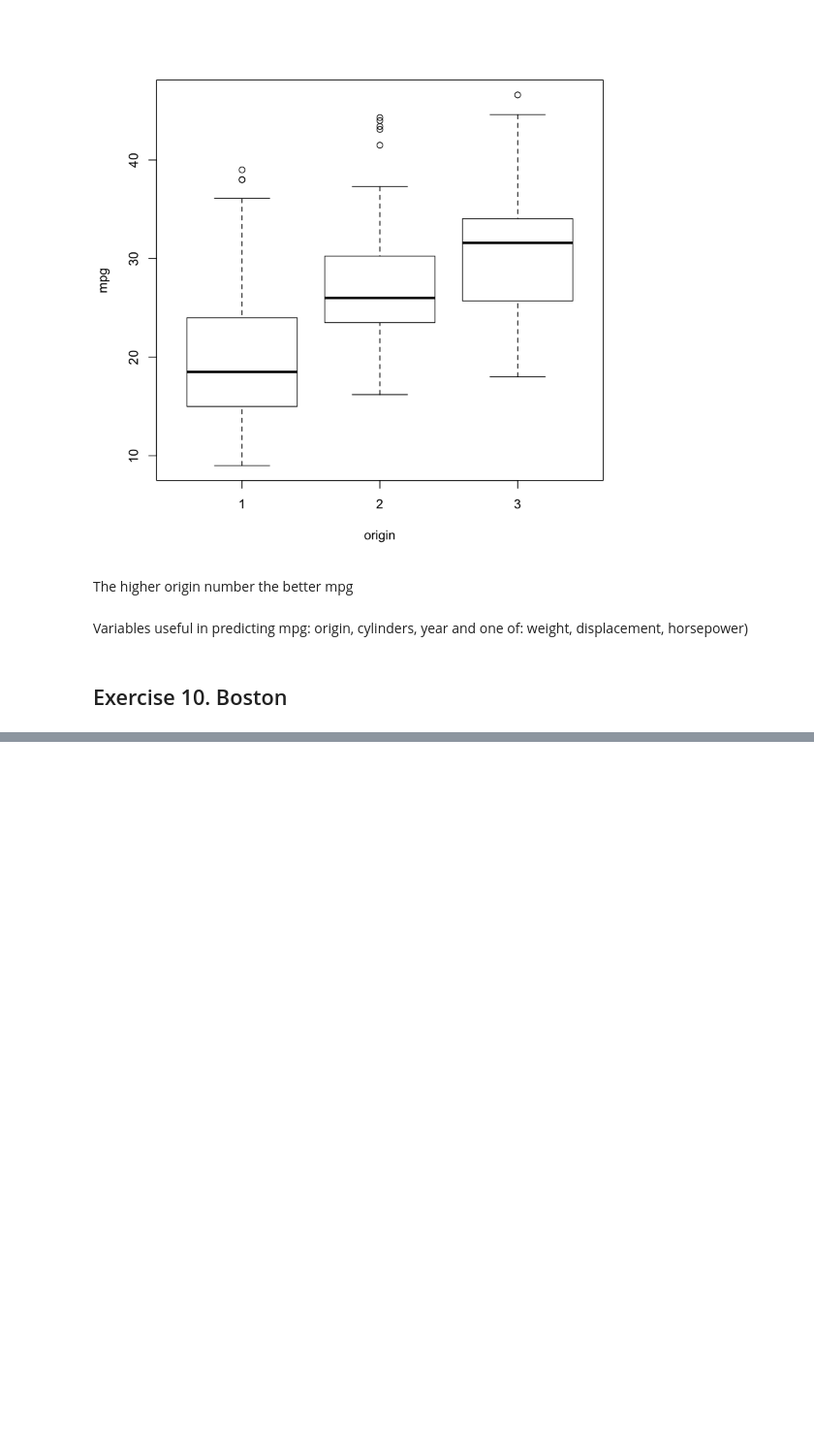
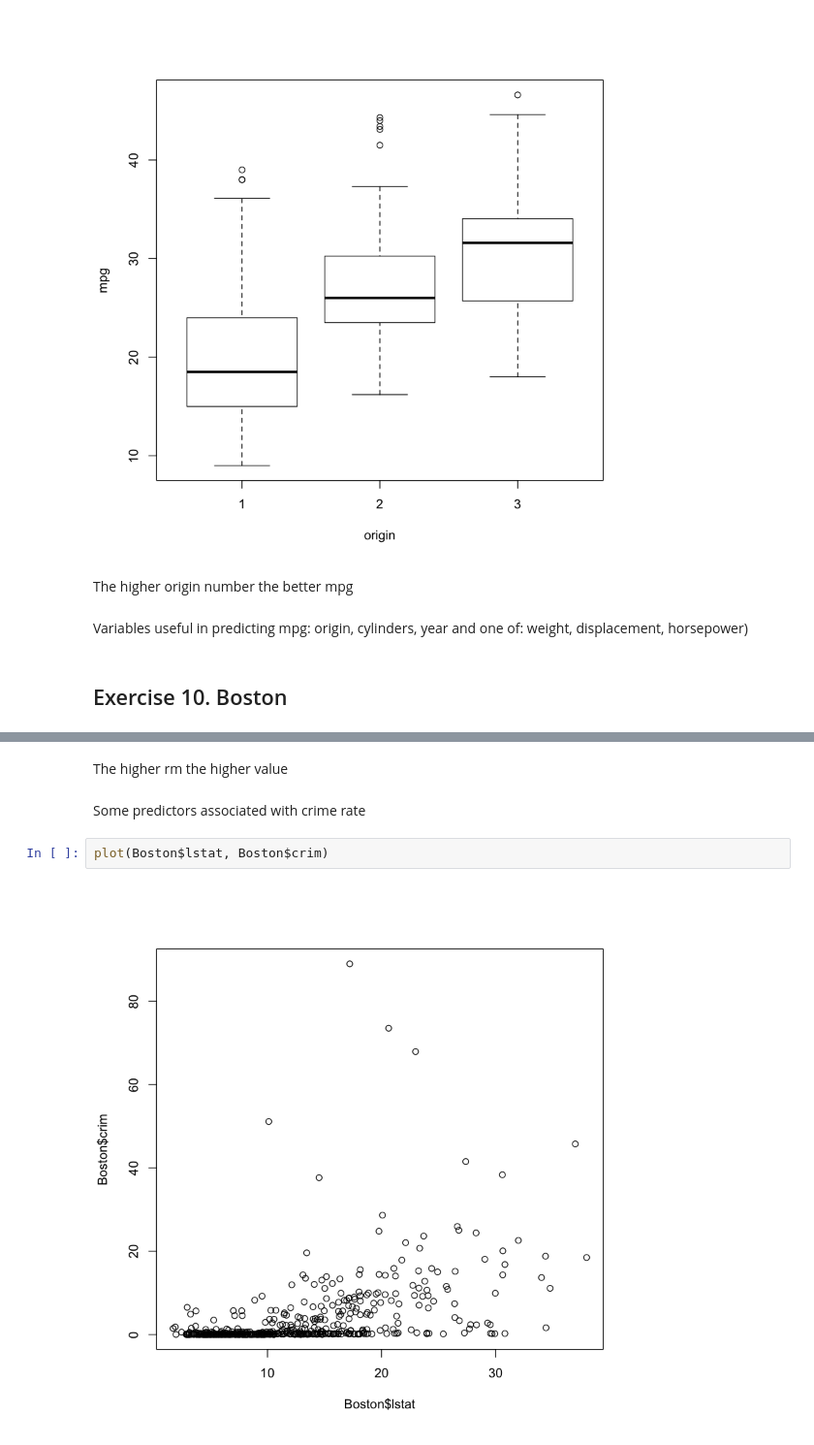
Before and after one commit to miwojc/ISL-ch2, a Jupyter notebook: ch2-ex-app.ipynb, the cells around one changed output, grey strips where cells are left out. Shown at 97% size. Drawn from its saved outputs; the diff is of its cells as text; blank space fills up the shorter version.

```diff
--- a/ch2-ex-app.ipynb
+++ b/ch2-ex-app.ipynb
@@ -414,0 +459,8 @@ Variables useful in predicting mpg: origin, cylinders, year and one of: weight,
+# %% [markdown]
+The higher rm the higher value
+# %% [markdown]
+Some predictors associated with crime rate
+# %%
+plot(Boston$lstat, Boston$crim)
+# %% [output]
+[figure, added]
```
Also changed, not shown: parts of 29 cells of this notebook.
